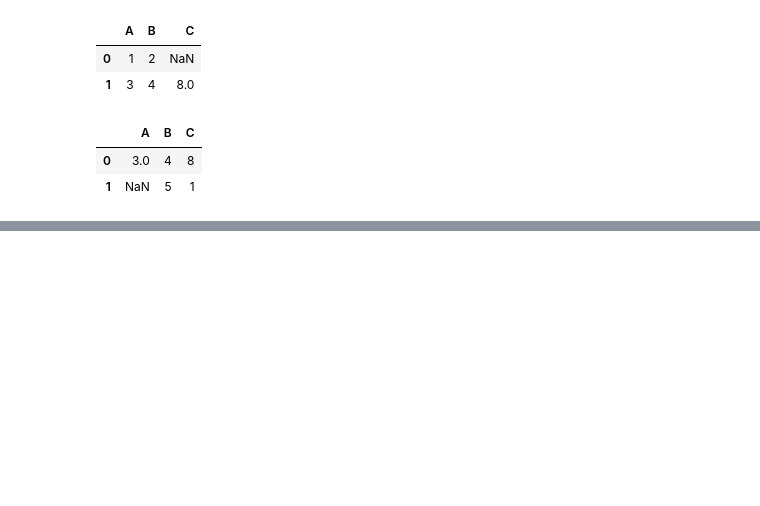
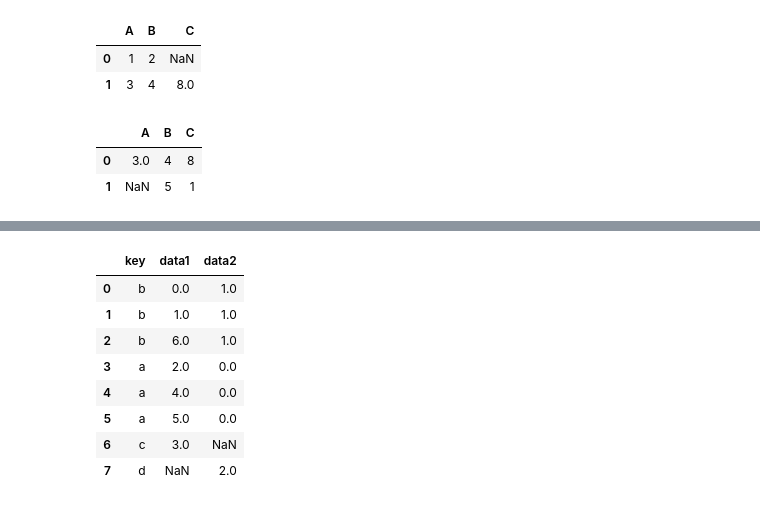
Before and after one commit to zingp/machine-learning, a Jupyter notebook: s_pandas/merge_learn.ipynb, the cells around one changed output, grey strips where cells are left out. Saved outputs shown, nothing was run; the diff lists cells and outputs as text; code cells hidden in the pictures; blank space fills up the shorter version.

```diff
--- a/s_pandas/merge_learn.ipynb
+++ b/s_pandas/merge_learn.ipynb
@@ -75,0 +94,3 @@ pd.merge(left=df1, right=df2, how='right', on=['B'])
+# %%
+df1 = pd.DataFrame({'key':['b','b','a','c','a','a','b'], 'data1': range(7)})
+df1
@@ -75,0 +106,3 @@ pd.merge(left=df1, right=df2, how='right', on=['B'])
+# %%
+df2 = pd.DataFrame({'key': ['a', 'b', 'd'], 'data2': range(3)})
+df2
@@ -75,0 +135,12 @@ pd.merge(left=df1, right=df2, how='right', on=['B'])
+# %%
+df1.merge(df2, on='key', how='outer')  # 外连接，取并集
+# %% [output]
+|  | key | data1 | data2 |
+| 0 | b | 0.0 | 1.0 |
+| 1 | b | 1.0 | 1.0 |
+| 2 | b | 6.0 | 1.0 |
+| 3 | a | 2.0 | 0.0 |
+| 4 | a | 4.0 | 0.0 |
+| 5 | a | 5.0 | 0.0 |
+| 6 | c | 3.0 | NaN |
+| 7 | d | NaN | 2.0 |
```
Also changed, not shown: parts of 20 cells of this notebook.
